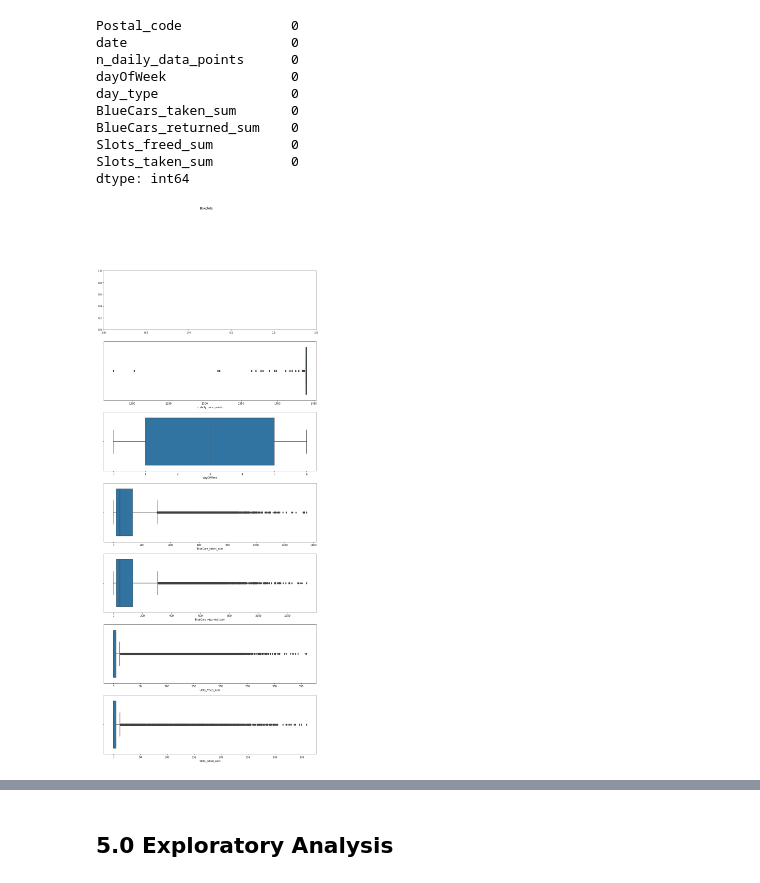
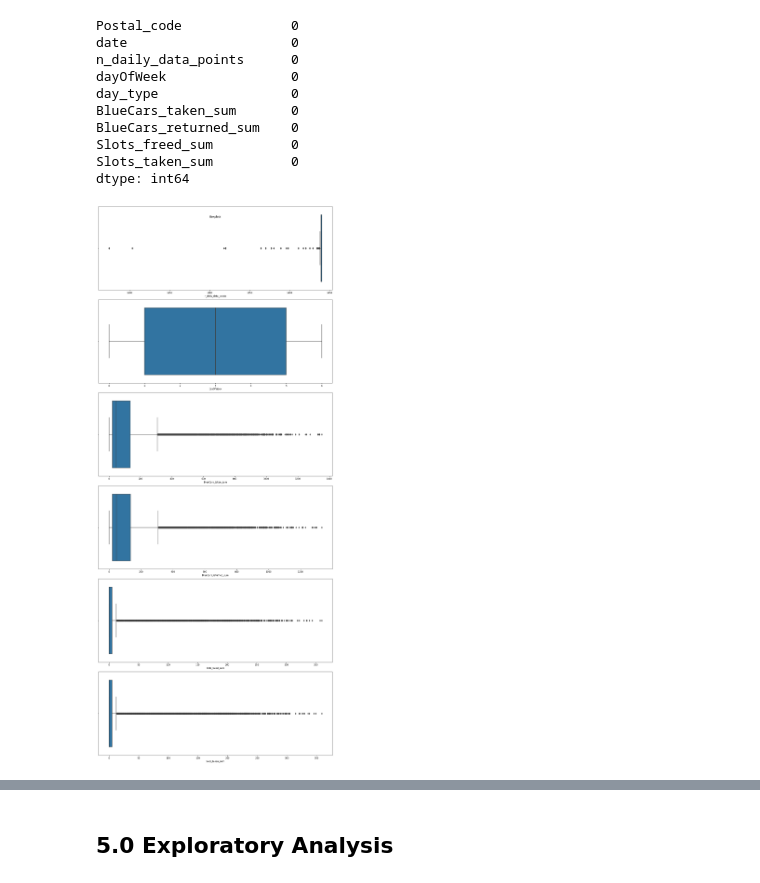
Before and after one commit to WilkisterMbaka/Autolib-EDA-and-Hypotheses-Testing-, a Jupyter notebook: Moringa_Data_Science_Core_W4_Independent_Project_2022_05_Wilkister_Mbaka.ipynb, the cells around one changed output, grey strips where cells are left out. Saved outputs shown, nothing was run; the diff lists cells and outputs as text; code cells hidden in the pictures.

```diff
--- a/Moringa_Data_Science_Core_W4_Independent_Project_2022_05_Wilkister_Mbaka.ipynb
+++ b/Moringa_Data_Science_Core_W4_Independent_Project_2022_05_Wilkister_Mbaka.ipynb
@@ -247,18 +247,18 @@ Slots_freed_sum          0
 Slots_taken_sum          0
 dtype: int64
 # %%
-fig, (ax1, ax2, ax3, ax4, ax5, ax6, ax7)= plt.subplots(7,figsize=(15, 35))
+fig, (ax2, ax3, ax4, ax5, ax6, ax7)= plt.subplots(6,figsize=(15, 35))
 fig.suptitle('Boxplots')
 # sns.boxplot(df['Postal_code'], ax=ax1)
 sns.boxplot(df['n_daily_data_points'], ax=ax2)
 sns.boxplot(df['dayOfWeek'], ax=ax3)
 sns.boxplot(df['BlueCars_taken_sum'], ax=ax4)
 sns.boxplot(df['BlueCars_returned_sum'], ax=ax5)
 sns.boxplot(df['Slots_freed_sum'], ax=ax6)
 sns.boxplot(df['Slots_taken_sum'], ax=ax7)
 plt.show()
 # %% [output]
-[figure, old version]
+[figure, new version]
 # %%
 # Have a month column
 df['month'] = df['date'].dt.month_name().str[:3]
```
